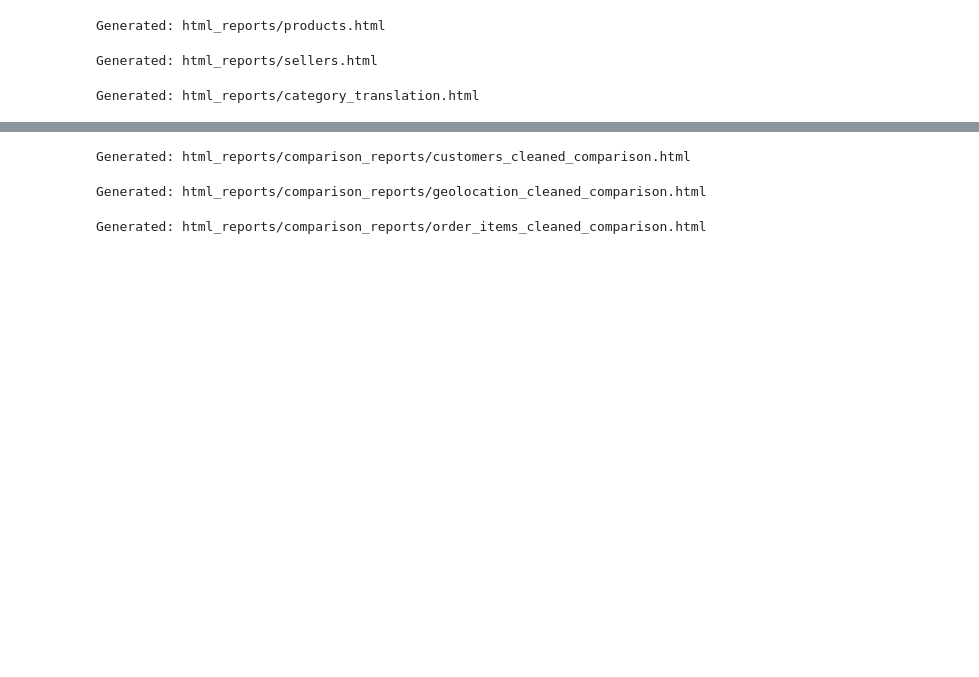
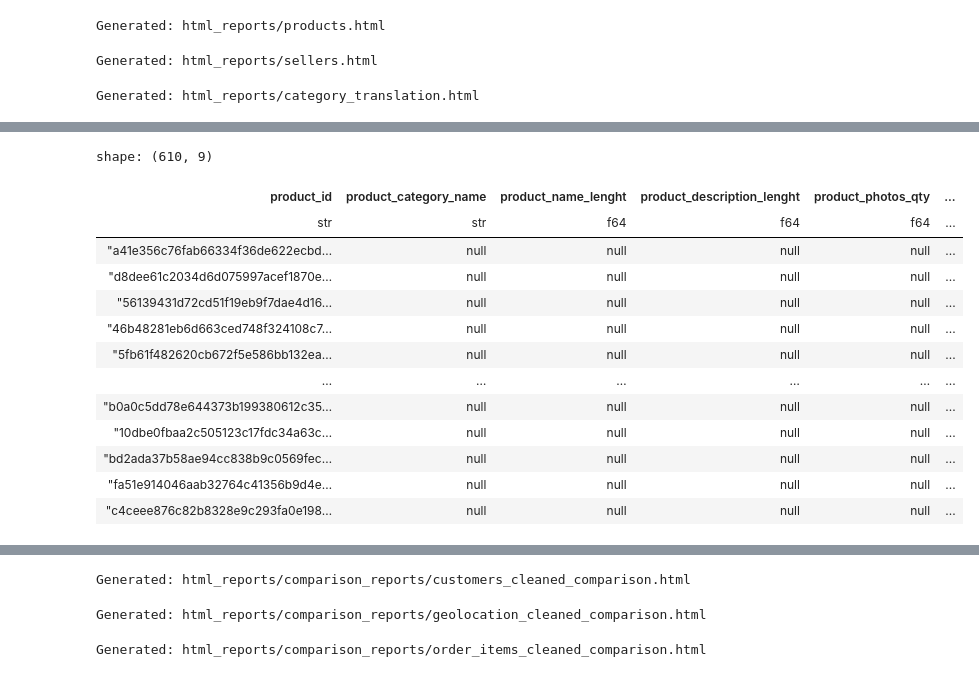
Before and after one commit to SleGort/olist_project, a Jupyter notebook: notebooks/eda.ipynb, the cells around one changed output, grey strips where cells are left out. Cells and saved outputs as stored; diff of their text form; code cells hidden in the pictures; blank space fills up the shorter version.

```diff
--- a/notebooks/eda.ipynb
+++ b/notebooks/eda.ipynb
@@ -121,0 +508,17 @@ Generated: html_reports/category_translation.html
+# %%
+products.filter(pl.col('product_category_name').is_null())
+# %% [output]
+shape: (610, 9)
+| product_id | product_category_name | product_name_lenght | product_description_lenght | product_photos_qty | ... |
+| str | str | f64 | f64 | f64 | ... |
+| "a41e356c76fab66334f36de622ecbd… | null | null | null | null | ... |
+| "d8dee61c2034d6d075997acef1870e… | null | null | null | null | ... |
+| "56139431d72cd51f19eb9f7dae4d16… | null | null | null | null | ... |
+| "46b48281eb6d663ced748f324108c7… | null | null | null | null | ... |
+| "5fb61f482620cb672f5e586bb132ea… | null | null | null | null | ... |
+| … | … | … | … | … | ... |
+| "b0a0c5dd78e644373b199380612c35… | null | null | null | null | ... |
+| "10dbe0fbaa2c505123c17fdc34a63c… | null | null | null | null | ... |
+| "bd2ada37b58ae94cc838b9c0569fec… | null | null | null | null | ... |
+| "fa51e914046aab32764c41356b9d4e… | null | null | null | null | ... |
+| "c4ceee876c82b8328e9c293fa0e198… | null | null | null | null | ... |
```
Also changed, not shown: parts of 69 cells of this notebook.
